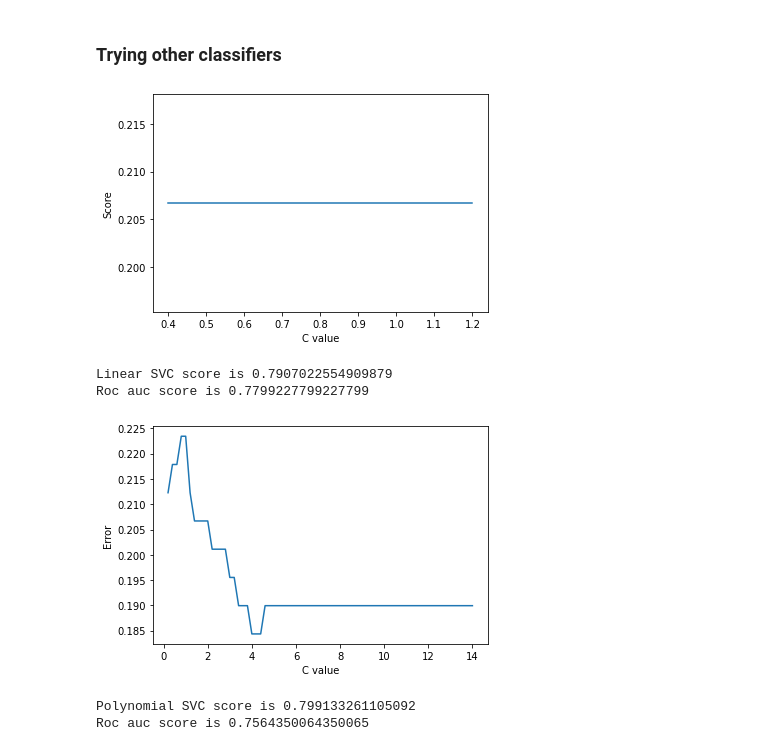
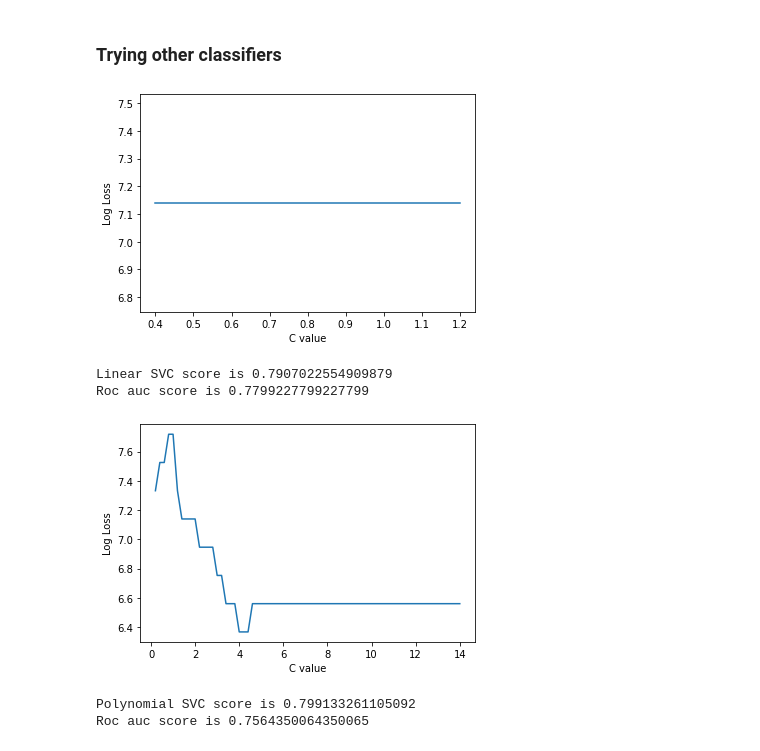
Before and after one commit to bartoszpiechnik25/DataScience, a Jupyter notebook: Titanic.ipynb, the cells around one changed output. Cells and saved outputs as stored; diff of their text form; code cells hidden in the pictures.

```diff
--- a/Titanic.ipynb
+++ b/Titanic.ipynb
@@ -247,10 +247,10 @@ def find_best_model(estimator, degree: int, iterations: int):
         model = make_pipeline(PolynomialFeatures(degree=degree),
                             StandardScaler(),
                             estimator(C=c,max_iter=10**5)).fit(X_train, y_train)
-        error.append(mean_squared_error(y_test, model.predict(X_test)))
+        error.append(log_loss(y_test, model.predict(X_test)))
     plt.plot(c_vals,error)
     plt.xlabel('C value')
-    plt.ylabel('Score')
+    plt.ylabel('Log Loss')
     return c_vals[error.index(min(error))]
 
 C_logistic = find_best_model(LogisticRegression, 2, 50)
@@ -351,9 +351,9 @@ from sklearn.svm import LinearSVC
 # %%
 c_svc = find_best_model(LinearSVC, 1, 5)
 # %% [output]
-[figure, old version]
+[figure, new version]
 # %%
-linear_svc = make_pipeline(StandardScaler(),LinearSVC(C=c_svc))
+linear_svc = make_pipeline(StandardScaler(),LinearSVC(C=c_svc, max_iter=10**5))
 linear_svc.fit(X_train,y_train)
 print(f'Linear SVC score is {cross_val_score(linear_svc, X_train, y_train).mean()}')
 print(f'Roc auc score is {roc_auc_score(y_test, linear_svc.predict(X_test))}')
@@ -365,26 +365,26 @@ from sklearn.svm import SVC
 # %%
 def find_best_model_SVC(degree: int, iterations: int):
     error = []
     c_vals = []
     c = 0
     for i in range(iterations):
         c += 0.2
         c_vals.append(c)
         model = make_pipeline(PolynomialFeatures(degree=degree),
                             StandardScaler(),
                             SVC(C=c,
                             max_iter=10**5,
                             degree=degree,
                             kernel='poly')).fit(X_train, y_train)
-        error.append(mean_squared_error(y_test, model.predict(X_test)))
+        error.append(log_loss(y_test, model.predict(X_test)))
     plt.plot(c_vals,error)
     plt.xlabel('C value')
-    plt.ylabel('Error')
+    plt.ylabel('Log Loss')
     return c_vals[error.index(min(error))]
 
 C_poly = find_best_model_SVC(2,70)
 # %% [output]
-[figure, old version]
+[figure, new version]
 # %%
 polynomial_svc = make_pipeline(PolynomialFeatures(2),
                                 StandardScaler(),
```
Also changed, not shown: parts of 3 cells of this notebook.
